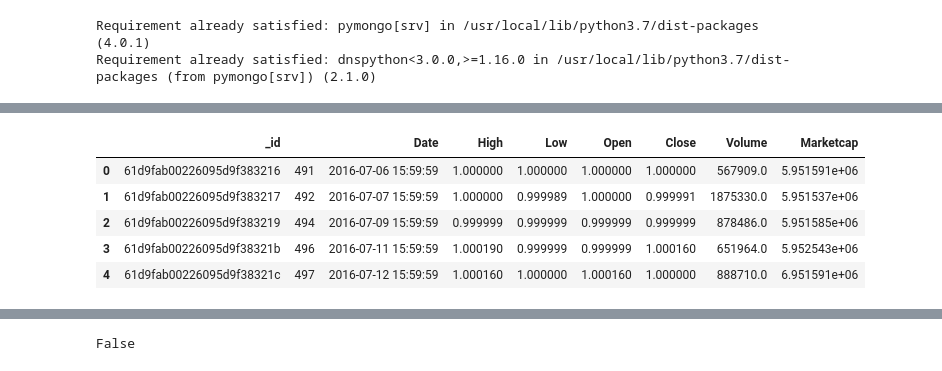
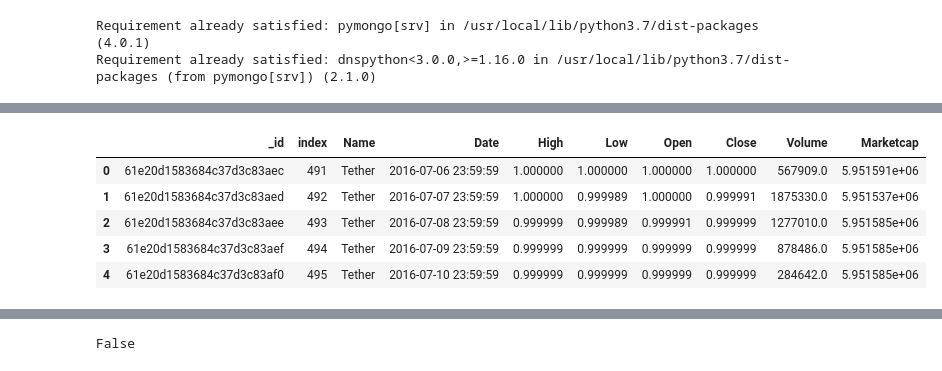
Before and after one commit to LaviJ/Cryptocurrency-Analysis, a Jupyter notebook: Exploratory Data Analysis/EDA_Tether.ipynb, the cells around one changed output, grey strips where cells are left out. Saved outputs shown, nothing was run; the diff lists cells and outputs as text; code cells hidden in the pictures.

```diff
--- a/Exploratory Data Analysis/EDA_Tether.ipynb
+++ b/Exploratory Data Analysis/EDA_Tether.ipynb
@@ -89,18 +77,18 @@ client.list_database_names()
 # %%
-db = client['Tether_DB']
+db = client['Finale']
 #select the collection within the database
 df = db.Tether
 #convert entire collection to Pandas dataframe
 df = pd.DataFrame(list(df.find()))
 
 df.head()
 # %% [output]
-|  | _id |  | Date | High | Low | Open | Close | Volume | Marketcap |
-| 0 | 61d9fab00226095d9f383216 | 491 | 2016-07-06 15:59:59 | 1.000000 | 1.000000 | 1.000000 | 1.000000 | 567909.0 | 5.951591e+06 |
-| 1 | 61d9fab00226095d9f383217 | 492 | 2016-07-07 15:59:59 | 1.000000 | 0.999989 | 1.000000 | 0.999991 | 1875330.0 | 5.951537e+06 |
-| 2 | 61d9fab00226095d9f383219 | 494 | 2016-07-09 15:59:59 | 0.999999 | 0.999999 | 0.999999 | 0.999999 | 878486.0 | 5.951585e+06 |
-| 3 | 61d9fab00226095d9f38321b | 496 | 2016-07-11 15:59:59 | 1.000190 | 0.999999 | 0.999999 | 1.000160 | 651964.0 | 5.952543e+06 |
-| 4 | 61d9fab00226095d9f38321c | 497 | 2016-07-12 15:59:59 | 1.000160 | 1.000000 | 1.000160 | 1.000000 | 888710.0 | 6.951591e+06 |
+|  | _id | index | Name | Date | High | Low | Open | Close | Volume | Marketcap |
+| 0 | 61e20d1583684c37d3c83aec | 491 | Tether | 2016-07-06 23:59:59 | 1.000000 | 1.000000 | 1.000000 | 1.000000 | 567909.0 | 5.951591e+06 |
+| 1 | 61e20d1583684c37d3c83aed | 492 | Tether | 2016-07-07 23:59:59 | 1.000000 | 0.999989 | 1.000000 | 0.999991 | 1875330.0 | 5.951537e+06 |
+| 2 | 61e20d1583684c37d3c83aee | 493 | Tether | 2016-07-08 23:59:59 | 0.999999 | 0.999989 | 0.999991 | 0.999999 | 1277010.0 | 5.951585e+06 |
+| 3 | 61e20d1583684c37d3c83aef | 494 | Tether | 2016-07-09 23:59:59 | 0.999999 | 0.999999 | 0.999999 | 0.999999 | 878486.0 | 5.951585e+06 |
+| 4 | 61e20d1583684c37d3c83af0 | 495 | Tether | 2016-07-10 23:59:59 | 0.999999 | 0.999999 | 0.999999 | 0.999999 | 284642.0 | 5.951585e+06 |
 # %%
 df.tail()
 # %% [output]
```
Also changed, not shown: parts of 24 cells of this notebook, 9 other files.
